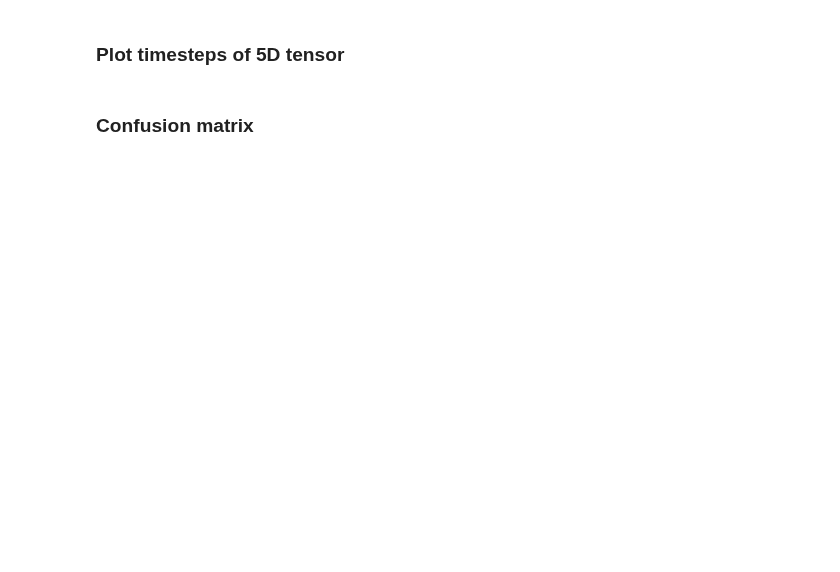
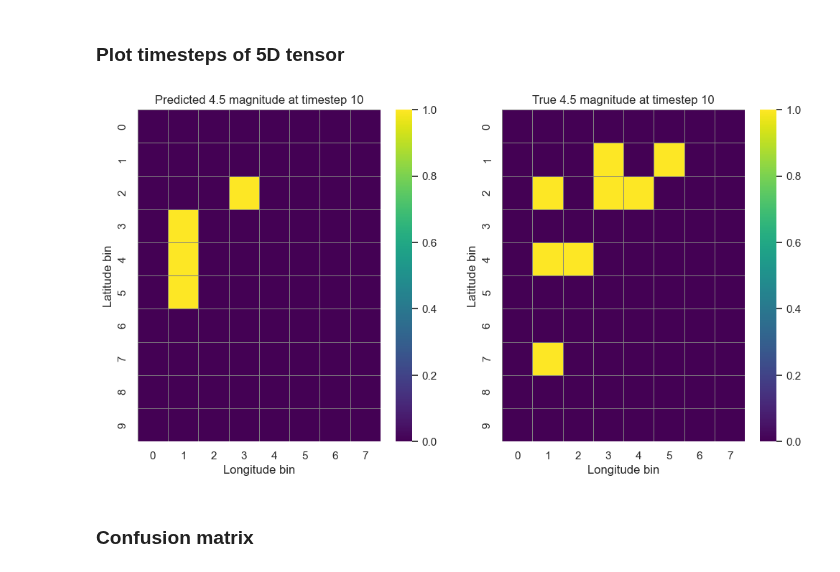
Before and after one commit to TheTrueSquirrel/thesis_spring_2023, a Jupyter notebook: sketch5.ipynb, the cells around one changed output. Drawn from its saved outputs; the diff is of its cells as text; code cells hidden in the pictures; blank space fills up the shorter version.

```diff
--- a/sketch5.ipynb
+++ b/sketch5.ipynb
@@ -553,33 +693,35 @@ y_pred = model.predict(X_test)
 # %%
 import seaborn as sns
 import matplotlib.pyplot as plt
 
 
 # Choose timesteps to plot
 timestep = 10
 
 # Extract the data for the chosen timesteps from the tensor
 data1 = y_pred[timestep, 0, 0, :, :] > .5
 data2 = y_test[timestep, 0, 0, :, :]
 
 # Create a figure with two subplots
 fig, (ax1, ax2) = plt.subplots(ncols=2, figsize=(12, 6))
 
 # Plot the data in each subplot
-sns.heatmap(data1, cmap='viridis', vmin=-1, vmax=10, linewidths=0.5, linecolor='grey', annot=False, ax=ax1)
-sns.heatmap(data2, cmap='viridis', vmin=-1, vmax=10, linewidths=0.5, linecolor='grey', annot=False, ax=ax2)
+sns.heatmap(data1, cmap='viridis', vmin=0, vmax=1, linewidths=0.5, linecolor='grey', annot=False, ax=ax1)
+sns.heatmap(data2, cmap='viridis', vmin=0, vmax=1, linewidths=0.5, linecolor='grey', annot=False, ax=ax2)
 
 # Set the plot titles and axis labels
-ax1.set_title(f'Earthquake magnitudes at timestep {timestep}')
+ax1.set_title(f'Predicted {cutoff} magnitude at timestep {timestep}')
 ax1.set_xlabel('Longitude bin')
 ax1.set_ylabel('Latitude bin')
 
-ax2.set_title(f'Earthquake magnitudes at timestep {timestep}')
+ax2.set_title(f'True {cutoff} magnitude at timestep {timestep}')
 ax2.set_xlabel('Longitude bin')
 ax2.set_ylabel('Latitude bin')
 
 # Show the plot
 plt.show()
+# %% [output]
+[figure, added]
 # %% [markdown]
 ### Confusion matrix
 # %%
```
Also changed, not shown: parts of 23 cells of this notebook.
